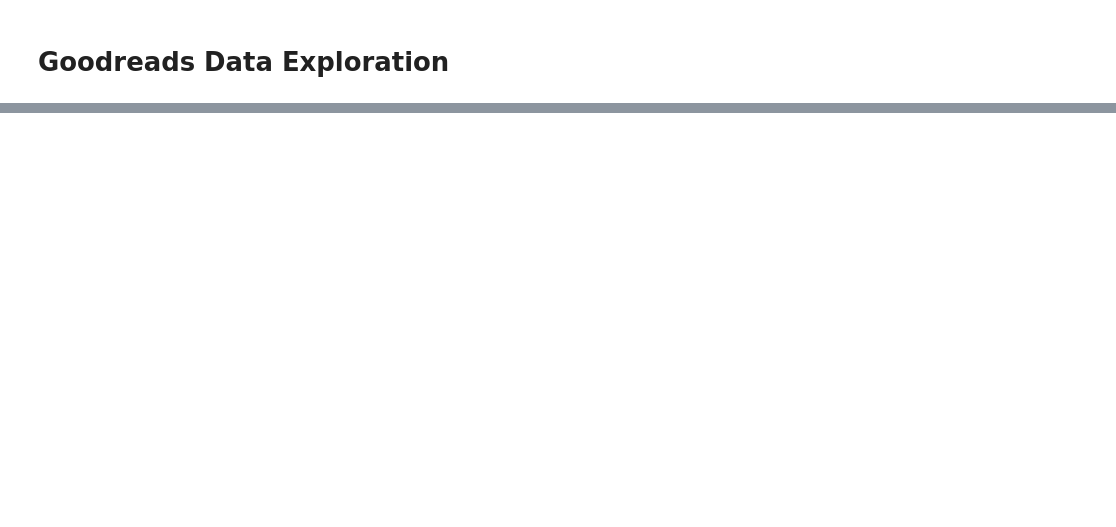
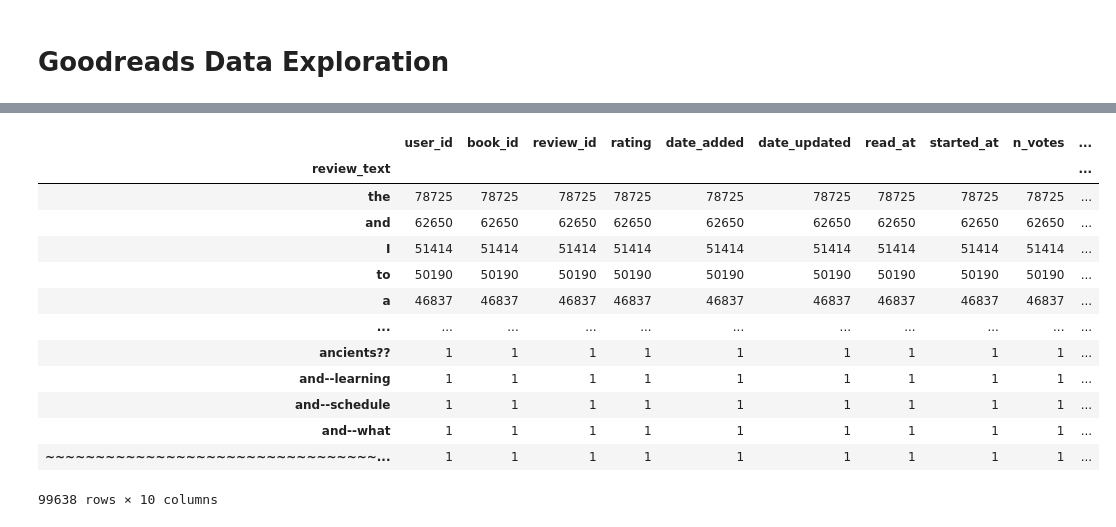
Before and after one commit to sean-r-duffy/DS5230-Final, a Jupyter notebook: Data Exploration.ipynb, the cells around one changed output, grey strips where cells are left out. Cells and saved outputs as stored; diff of their text form; code cells hidden in the pictures; blank space fills up the shorter version.

```diff
--- a/Data Exploration.ipynb
+++ b/Data Exploration.ipynb
@@ -34,0 +84,17 @@ books_chunk.head()
+# %%
+reviews_chunk.explode('review_text').groupby(by='review_text').count().sort_values('book_id', ascending=False)
+# %% [output]
+|  | user_id | book_id | review_id | rating | date_added | date_updated | read_at | started_at | n_votes | ... |
+| review_text |  |  |  |  |  |  |  |  |  | ... |
+| the | 78725 | 78725 | 78725 | 78725 | 78725 | 78725 | 78725 | 78725 | 78725 | ... |
+| and | 62650 | 62650 | 62650 | 62650 | 62650 | 62650 | 62650 | 62650 | 62650 | ... |
+| I | 51414 | 51414 | 51414 | 51414 | 51414 | 51414 | 51414 | 51414 | 51414 | ... |
+| to | 50190 | 50190 | 50190 | 50190 | 50190 | 50190 | 50190 | 50190 | 50190 | ... |
+| a | 46837 | 46837 | 46837 | 46837 | 46837 | 46837 | 46837 | 46837 | 46837 | ... |
+| ... | ... | ... | ... | ... | ... | ... | ... | ... | ... | ... |
+| ancients?? | 1 | 1 | 1 | 1 | 1 | 1 | 1 | 1 | 1 | ... |
+| and--learning | 1 | 1 | 1 | 1 | 1 | 1 | 1 | 1 | 1 | ... |
+| and--schedule | 1 | 1 | 1 | 1 | 1 | 1 | 1 | 1 | 1 | ... |
+| and--what | 1 | 1 | 1 | 1 | 1 | 1 | 1 | 1 | 1 | ... |
+| ~~~~~~~~~~~~~~~~~~~~~~~~~~~~~~~~~... | 1 | 1 | 1 | 1 | 1 | 1 | 1 | 1 | 1 | ... |
+99638 rows × 10 columns
```
Also changed, not shown: parts of 8 cells of this notebook, 2 other files.
